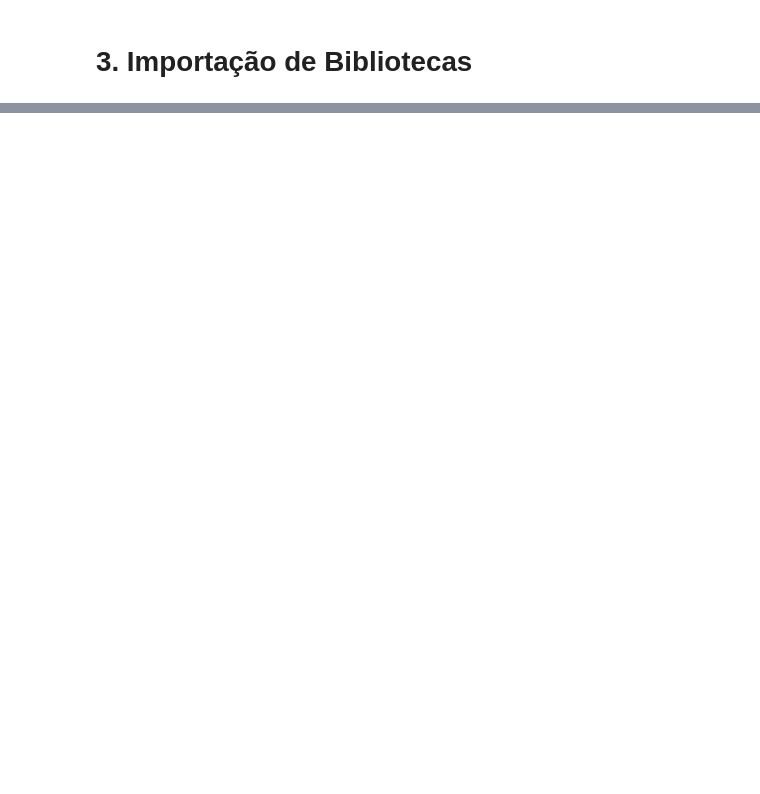
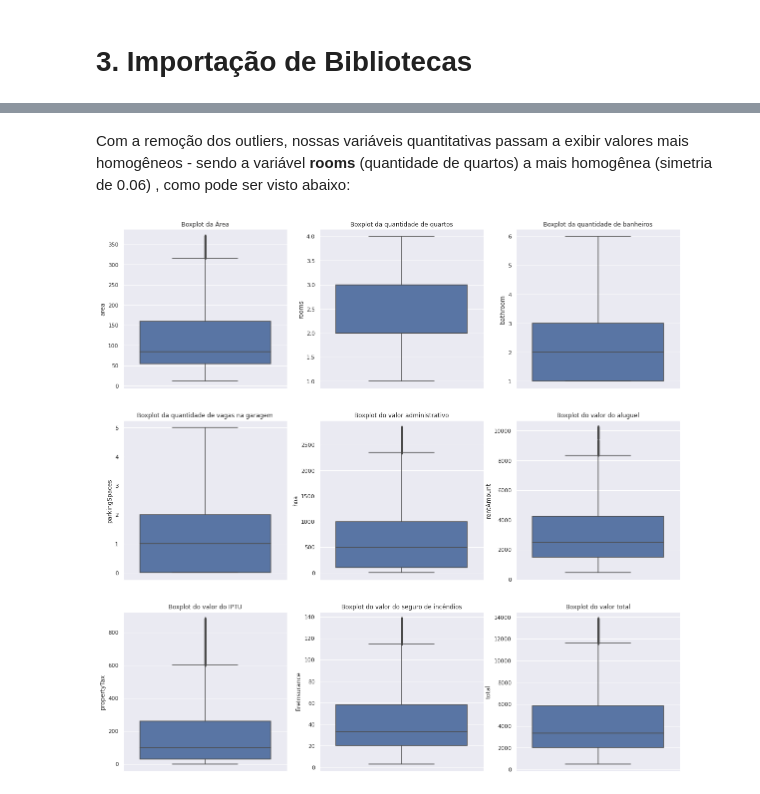
Before and after one commit to patricktapajos/ex-python-ds, a Jupyter notebook: mod03-estatistica/estatistica_trabalho_final.ipynb, the cells around one changed output, grey strips where cells are left out. Drawn from its saved outputs; the diff is of its cells as text; code cells hidden in the pictures; blank space fills up the shorter version.

```diff
--- a/mod03-estatistica/estatistica_trabalho_final.ipynb
+++ b/mod03-estatistica/estatistica_trabalho_final.ipynb
@@ -93,0 +327,5 @@ df_houses
+# %%
+def remove_outliers(df_data):
+  iqr = get_IQR(df_data)
+  total_inf, total_sup = find_outlier_limit(df_data, iqr)
+  return df_data[(df_data <= total_sup) & (df_data >= total_inf)]
@@ -93,0 +398,27 @@ df_houses
+# %% [markdown]
+Com a remoção dos outliers, nossas variáveis quantitativas passam a exibir valores mais homogêneos - sendo a variável **rooms** (quantidade de quartos) a mais homogênea (simetria de 0.06) , como pode ser visto abaixo:
+# %%
+# Visualização com boxplots
+sns.set()
+fig, ax = plt.subplots(3, 3, figsize=(20,20))
+ax[0,0].set_title("Boxplot da Área")
+sns.boxplot(y = sr_area, ax=ax[0,0])
+ax[0,1].set_title("Boxplot da quantidade de quartos")
+sns.boxplot(y = sr_rooms, ax=ax[0,1])
+ax[0,2].set_title("Boxplot da quantidade de banheiros")
+sns.boxplot(y = sr_bathroom, ax=ax[0,2])
+ax[1,0].set_title("Boxplot da quantidade de vagas na garagem")
+sns.boxplot(y = sr_parkingSpaces, ax=ax[1,0])
+ax[1,1].set_title("Boxplot do valor administrativo")
+sns.boxplot(y = sr_hoa, ax=ax[1,1])
+ax[1,2].set_title("Boxplot do valor do aluguel")
+sns.boxplot(y = sr_rentAmount, ax=ax[1,2])
+ax[2,0].set_title("Boxplot do valor do IPTU")
+sns.boxplot(y = sr_propertyTax, ax=ax[2,0])
+ax[2,1].set_title("Boxplot do valor do seguro de incêndios")
+sns.boxplot(y = sr_fireInsurance, ax=ax[2,1])
+ax[2,2].set_title("Boxplot do valor total")
+sns.boxplot(y = sr_total, ax=ax[2,2])
+plt.show()
+# %% [output]
+[figure, added]
```
Also changed, not shown: parts of 91 cells of this notebook, 14 other files.
